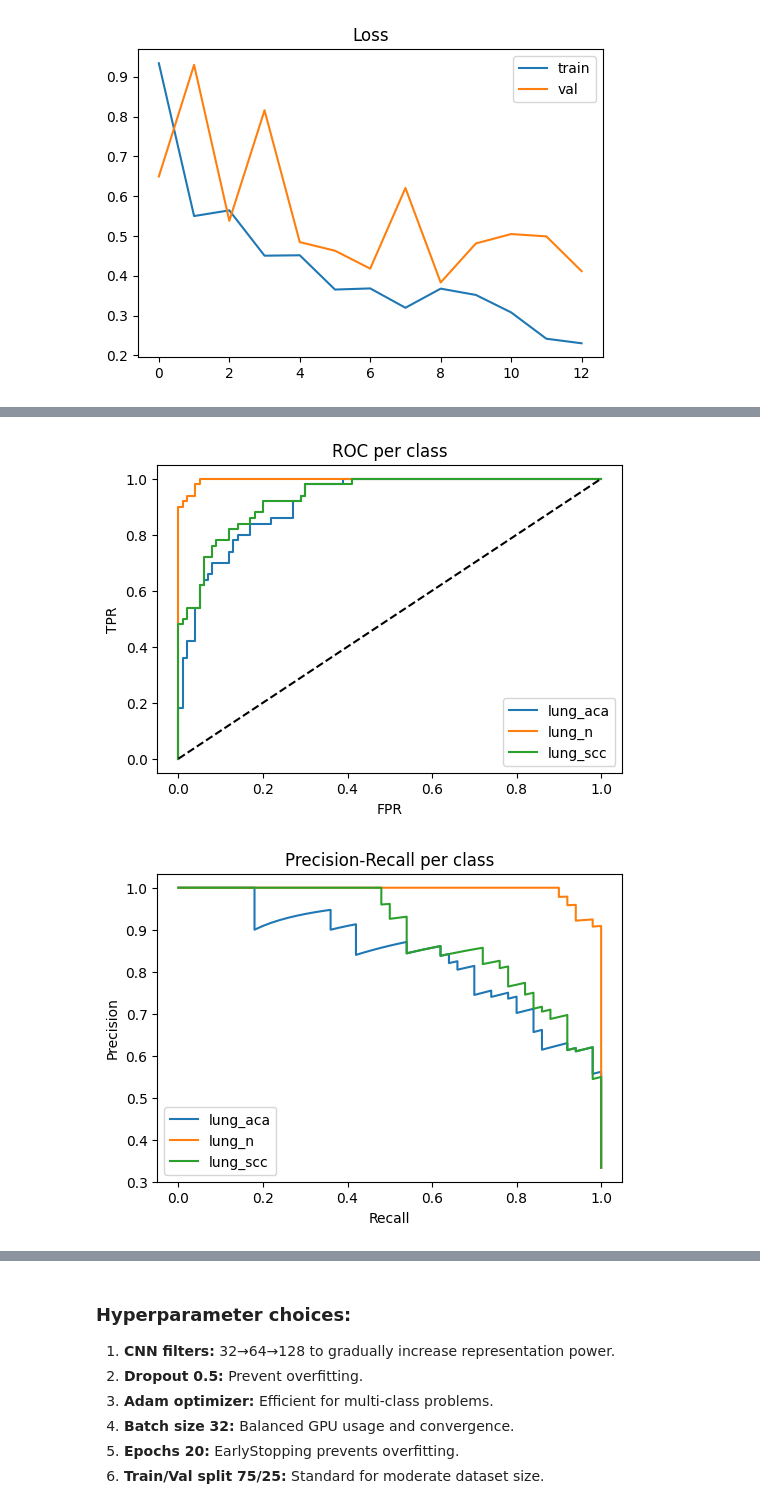
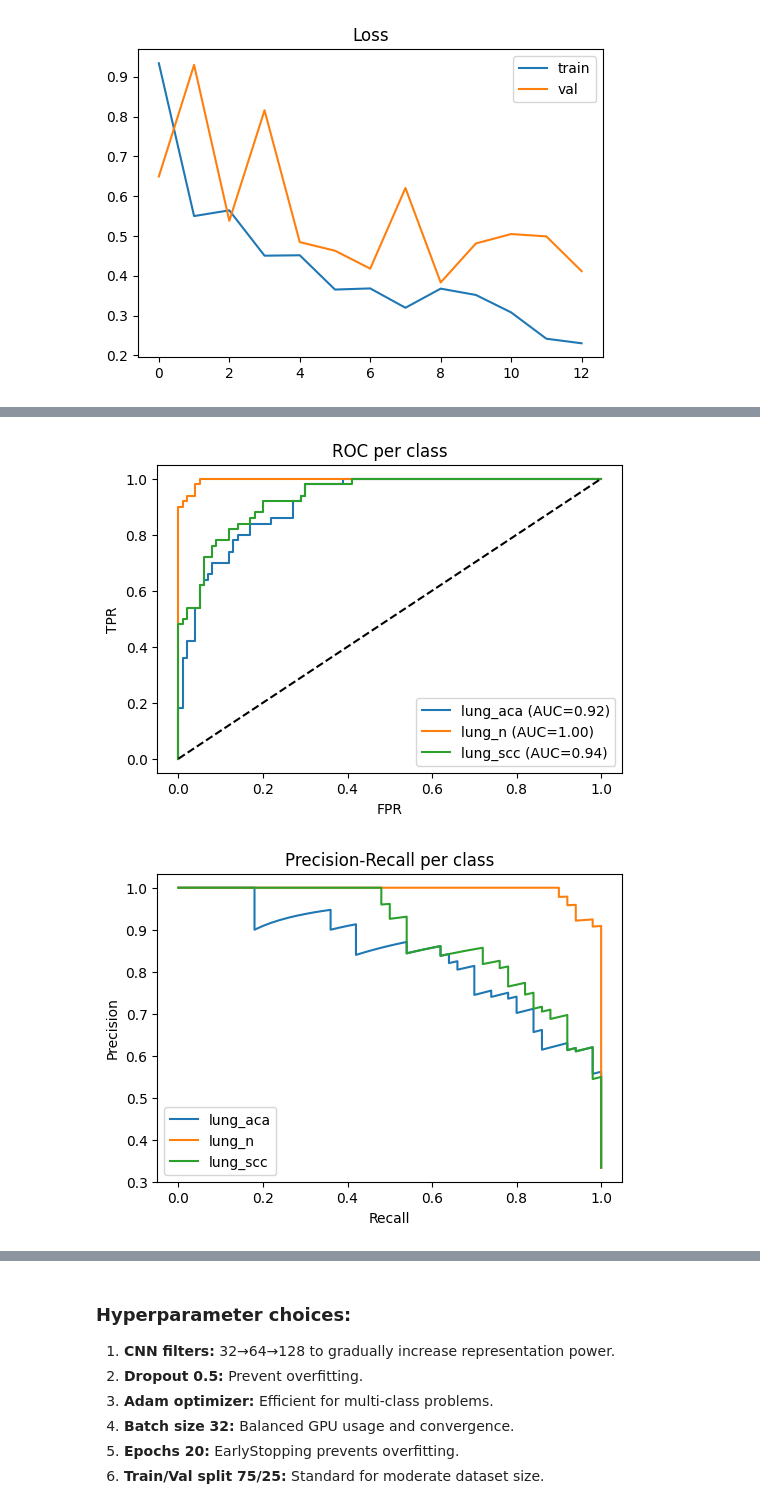
Before and after one commit to L-Semakale/virus-vision-MLOP, a Jupyter notebook: notebook/virusvision_notebook.ipynb, the cells around one changed output, grey strips where cells are left out. Cells and saved outputs as stored; diff of their text form; code cells hidden in the pictures.

```diff
--- a/notebook/virusvision_notebook.ipynb
+++ b/notebook/virusvision_notebook.ipynb
@@ -57,7 +55,10 @@ Models folder: ./models
 # %%
-#Load Dataset Function
+# Load Dataset Function (edit dataset_path if needed)
 def load_dataset(dataset_path=r"C:\VIRUS-VISION-MLOP\data\LC25000\train", image_size=(128,128), max_per_class=None):
     imgs, labels = [], []
+    if not os.path.exists(dataset_path):
+        print("Dataset path not found:", dataset_path)
+        return np.array(imgs), np.array(labels), []
     class_names = sorted([d for d in os.listdir(dataset_path) if os.path.isdir(os.path.join(dataset_path,d))])
     print("Found classes:", class_names)
     for cls in class_names:
@@ -96,24 +99,25 @@ lung_aca: 200
 lung_n: 200
 lung_scc: 200
 # %%
-#Show Sample Images
-plt.figure(figsize=(6,6))
-for i in range(min(9,len(data))):
-    plt.subplot(3,3,i+1)
-    plt.imshow(data[i])
-    plt.title(labels[i])
-    plt.axis('off')
-plt.tight_layout()
-plt.show()
+# Show sample images
+if len(data) > 0:
+    plt.figure(figsize=(6,6))
+    for i in range(min(9,len(data))):
+        plt.subplot(3,3,i+1)
+        plt.imshow(data[i])
+        plt.title(labels[i])
+        plt.axis('off')
+    plt.tight_layout()
+    plt.show()
 # %% [output]
 [figure]
 # %%
-#Preprocess Function
+# Preprocessing utility
 def preprocess_data(images, labels):
     images = images.astype('float32')/255.0
     encoder = LabelEncoder()
     labels_enc = encoder.fit_transform(labels)
     return images, labels_enc, encoder
 
-data_proc, labels_enc, encoder = preprocess_data(data, labels)
+data_proc, labels_enc, encoder = preprocess_data(data, labels) if len(data)>0 else (np.array([]), np.array([]), None)
 # %%
@@ -205,20 +246,22 @@ Validation Accuracy: 0.8266666666666667
 weighted avg       0.83      0.83      0.83       150
 [figure]
 # %%
-#ROC & Precision-Recall Curves
-# Binarize labels
+# ROC and PR curves per class
 y_val_bin = label_binarize(y_val, classes=range(len(classes)))
 y_pred_prob = model.predict(X_val)
 
 # ROC per class
+plt.figure()
 for i, cls in enumerate(classes):
     fpr, tpr, _ = roc_curve(y_val_bin[:,i], y_pred_prob[:,i])
-    plt.plot(fpr, tpr, label=cls)
+    roc_auc = auc(fpr, tpr)
+    plt.plot(fpr, tpr, label=f"{cls} (AUC={roc_auc:.2f})")
 plt.plot([0,1],[0,1],'k--'); plt.xlabel('FPR'); plt.ylabel('TPR'); plt.title('ROC per class'); plt.legend(); plt.show()
 
 # PR per class
+plt.figure()
 for i, cls in enumerate(classes):
     precision, recall, _ = precision_recall_curve(y_val_bin[:,i], y_pred_prob[:,i])
-    plt.plot(recall, precision, label=cls)
+    plt.plot(recall, precision, label=f"{cls}")
 plt.xlabel('Recall'); plt.ylabel('Precision'); plt.title('Precision-Recall per class'); plt.legend(); plt.show()
 # %% [output]
@@ -226,2 +269,2 @@ plt.xlabel('Recall'); plt.ylabel('Precision'); plt.title('Precision-Recall per c
-[figure, old version]
+[figure, new version]
 [figure]
```
Also changed, not shown: parts of 15 cells of this notebook, 2 other files.
